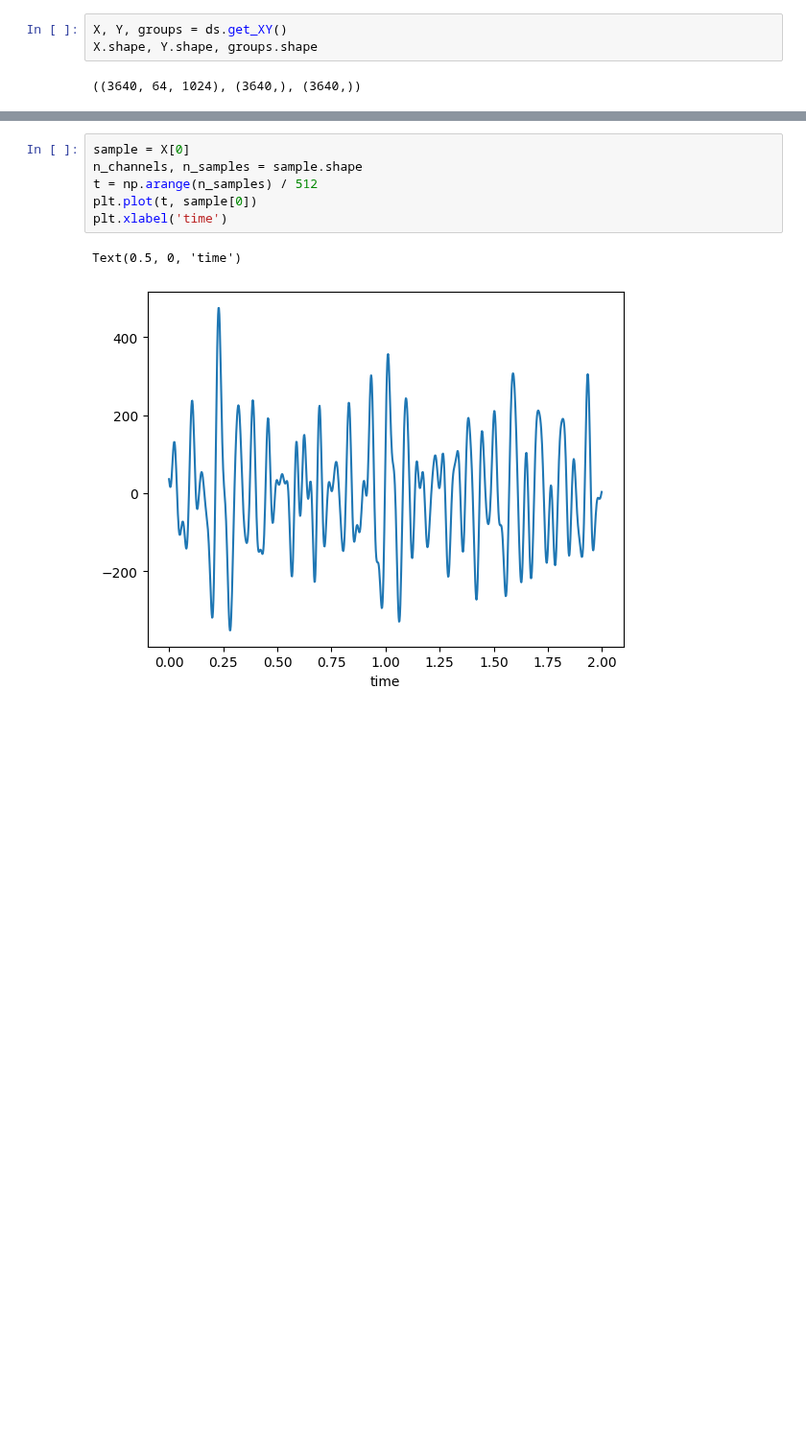
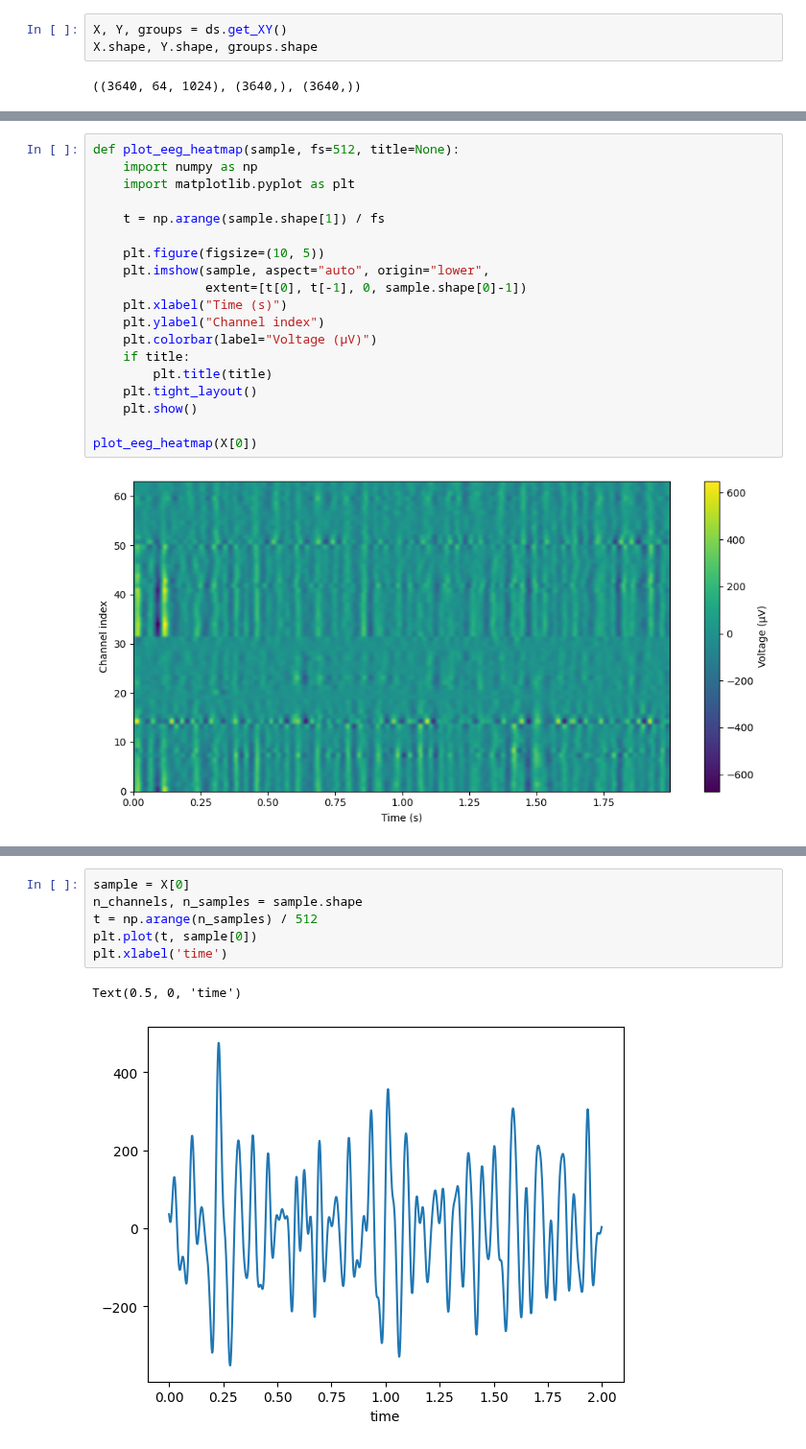
Before and after one commit to annzb/eeg-mi-decoders, a Jupyter notebook: data/ds1.ipynb, the cells around one changed output, grey strips where cells are left out. Shown at 96% size. Cells and saved outputs as stored; diff of their text form; blank space fills up the shorter version.

```diff
--- a/data/ds1.ipynb
+++ b/data/ds1.ipynb
@@ -244,0 +444,21 @@ def plot_sample(sample, fs=512, alpha=0.6, linewidth=1.0, title=None):
+# %%
+def plot_eeg_heatmap(sample, fs=512, title=None):
+    import numpy as np
+    import matplotlib.pyplot as plt
+
+    t = np.arange(sample.shape[1]) / fs
+
+    plt.figure(figsize=(10, 5))
+    plt.imshow(sample, aspect="auto", origin="lower",
+               extent=[t[0], t[-1], 0, sample.shape[0]-1])
+    plt.xlabel("Time (s)")
+    plt.ylabel("Channel index")
+    plt.colorbar(label="Voltage (µV)")
+    if title:
+        plt.title(title)
+    plt.tight_layout()
+    plt.show()
+
+plot_eeg_heatmap(X[0])
+# %% [output]
+[figure, added]
```
Also changed, not shown: parts of 10 cells of this notebook, 1 other file.
